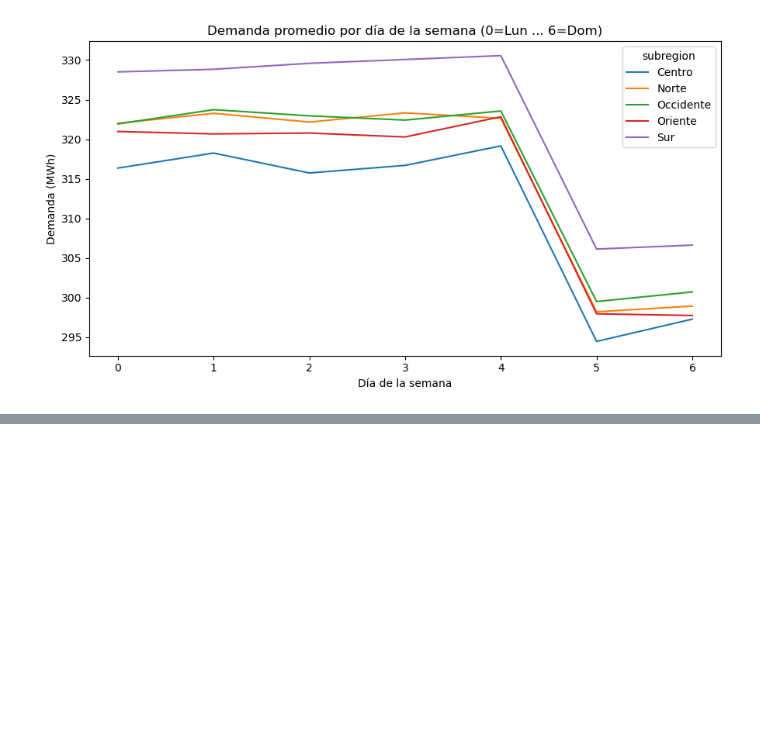
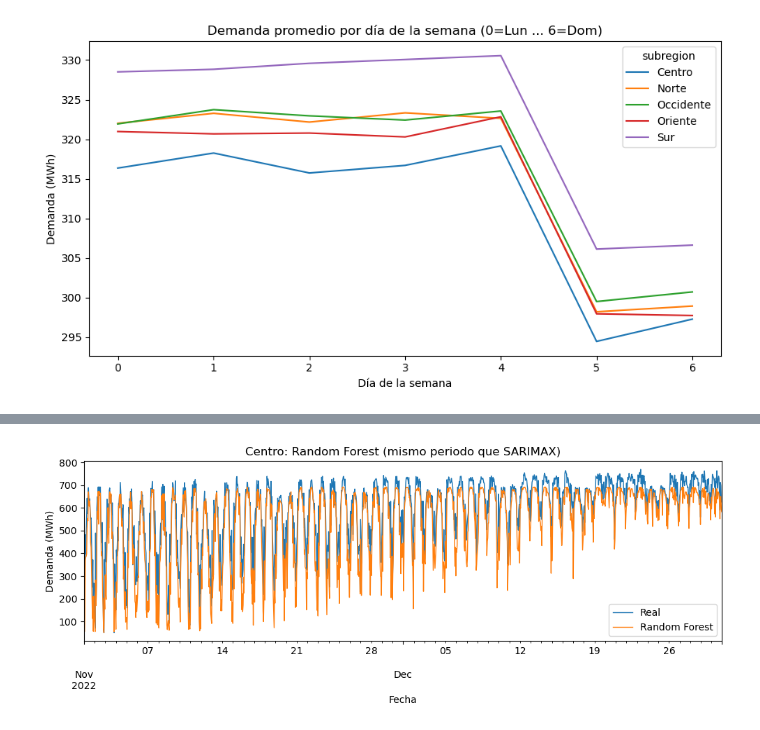
Before and after one commit to gspmalloy/USCO_Feria_Taller_Oct_2025, a Jupyter notebook: Predecir_Demanda_De_Energia_Con_Respuestas.ipynb, the cells around one changed output, grey strips where cells are left out. Drawn from its saved outputs; the diff is of its cells as text; code cells hidden in the pictures; blank space fills up the shorter version.

```diff
--- a/Predecir_Demanda_De_Energia_Con_Respuestas.ipynb
+++ b/Predecir_Demanda_De_Energia_Con_Respuestas.ipynb
@@ -134,0 +316,68 @@ plt.show()
+# %%
+# --- Funciones auxiliares ---
+def add_time_features(df):
+    """Agrega variables de calendario básicas."""
+    df = df.copy()
+    df["hour"] = df.index.hour
+    df["dow"] = df.index.dayofweek
+    df["month"] = df.index.month
+    return df
+
+def add_lags(df, target_col="demanda_mwh", lags=(1, 2, 24, 48, 168)):
+    """Agrega rezagos de la variable objetivo para capturar memoria temporal."""
+    df = df.copy()
+    for L in lags:
+        df[f"{target_col}_lag{L}"] = df[target_col].shift(L)
+    return df
+
+# %%
+# --- Preparar datos ---
+panel = data.copy()
+panel = panel.groupby("subregion", group_keys=False).apply(add_time_features)
+panel = panel.groupby("subregion", group_keys=False).apply(add_lags)
+panel = panel.dropna()
+
+# --- División temporal ---
+cut_idx = panel.index.max() - pd.Timedelta(hours=test_horas)
+train = panel.loc[panel.index <= cut_idx]
+test  = panel.loc[panel.index > cut_idx]
+
+# --- Variables predictoras y objetivo ---
+features = [c for c in panel.columns if c not in ["demanda_mwh", "subregion"]]
+Xtr, Xte = train[features], test[features]
+ytr, yte = train["demanda_mwh"], test["demanda_mwh"]
+
+# --- Entrenar modelo ---
+rf = RandomForestRegressor(
+    n_estimators=200,
+    max_depth=15,
+    random_state=42,
+    n_jobs=-1
+)
+rf.fit(Xtr, ytr)
+
+# --- Predicciones ---
+pred_rf = pd.Series(rf.predict(Xte), index=Xte.index)
+
+# --- Filtrar y mostrar la misma subregión que el SARIMAX ---
+sr_ejemplo = "Centro"
+mask_sr = test["subregion"] == sr_ejemplo
+yte_sr = yte[mask_sr]
+prf_sr = pred_rf[mask_sr]
+
+# --- Alinear fechas con SARIMAX ---
+yte_sr = yte_sr.loc[y_test.index.intersection(yte_sr.index)]
+prf_sr = prf_sr.loc[yte_sr.index]
+
+# --- Visualización ---
+fig, ax = plt.subplots(figsize=(10, 4))
+yte_sr.plot(ax=ax, label="Real", linewidth=1)
+prf_sr.plot(ax=ax, label="Random Forest", linewidth=1)
+ax.set_title(f"{sr_ejemplo}: Random Forest (mismo periodo que SARIMAX)")
+ax.set_xlabel("Fecha")
+ax.set_ylabel("Demanda (MWh)")
+ax.legend()
+plt.tight_layout()
+plt.show()
+# %% [output]
+[figure, added]
```
Also changed, not shown: parts of 37 cells of this notebook.
